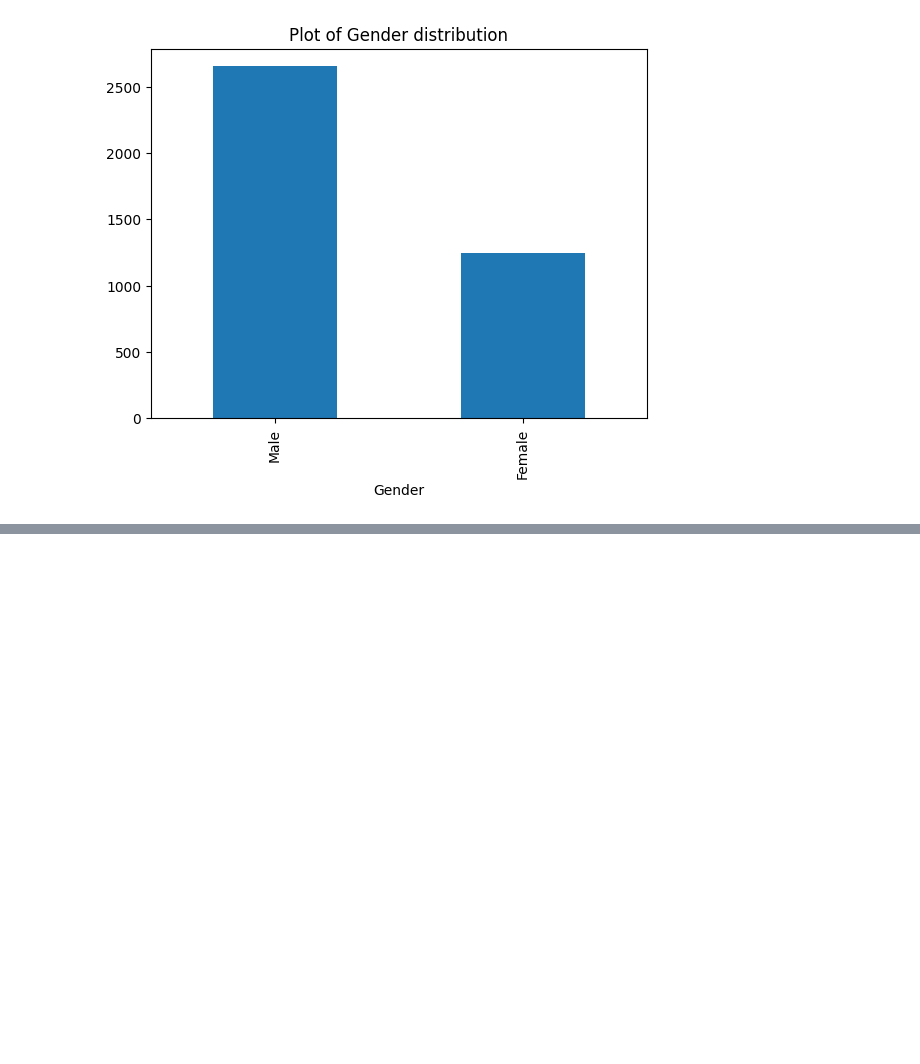
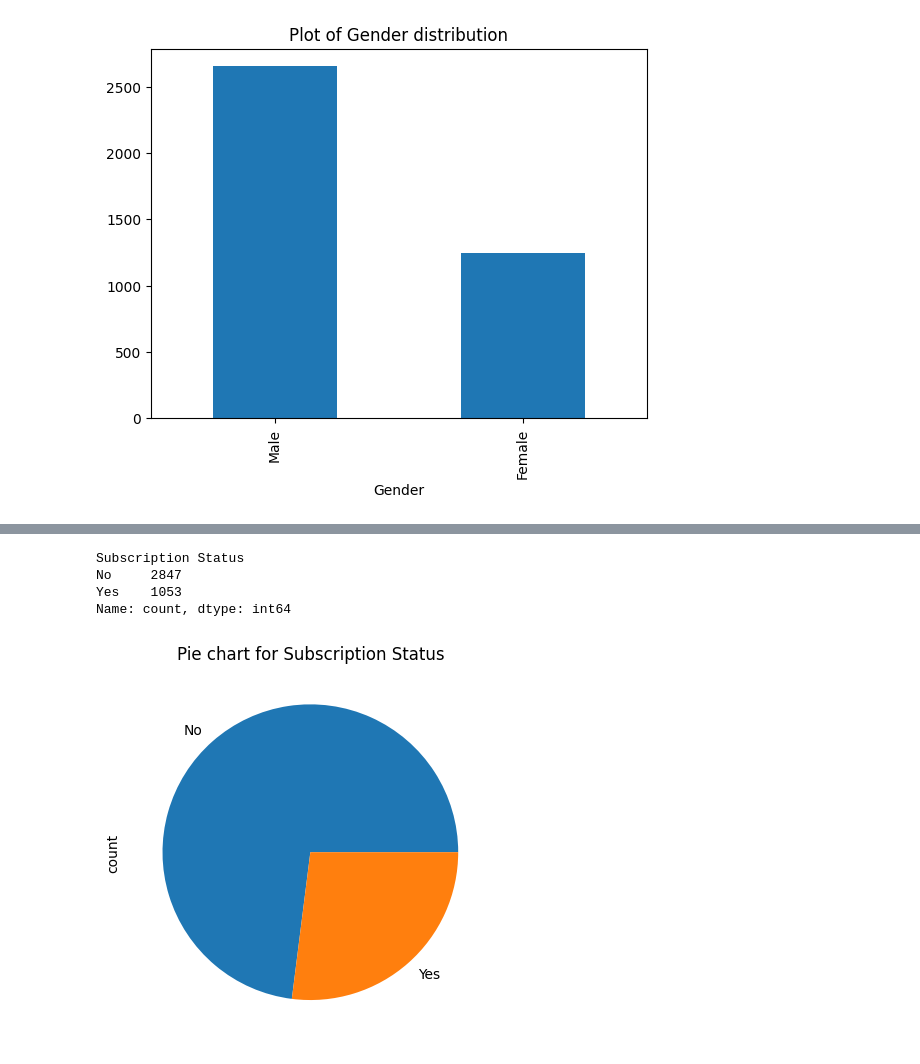
Before and after one commit to LeahDeshar/BCA-Python-Training, a Jupyter notebook: shoppingTrends.ipynb, the cells around one changed output, grey strips where cells are left out. Saved outputs shown, nothing was run; the diff lists cells and outputs as text; code cells hidden in the pictures; blank space fills up the shorter version.

```diff
--- a/shoppingTrends.ipynb
+++ b/shoppingTrends.ipynb
@@ -118,0 +136,2 @@ Name: Purchase Amount (USD), dtype: float64
+# %%
+data.sort_values("Review Rating",ascending = False,inplace= True)
@@ -118,0 +171,13 @@ Name: Purchase Amount (USD), dtype: float64
+# %%
+data["Subscription Status"].value_counts()
+# %% [output]
+Subscription Status
+No     2847
+Yes    1053
+Name: count, dtype: int64
+# %%
+data["Subscription Status"].value_counts().plot(kind = "pie")
+plt.title("Pie chart for Subscription Status")
+plt.show()
+# %% [output]
+[figure, added]
```
Also changed, not shown: parts of 16 cells of this notebook.
